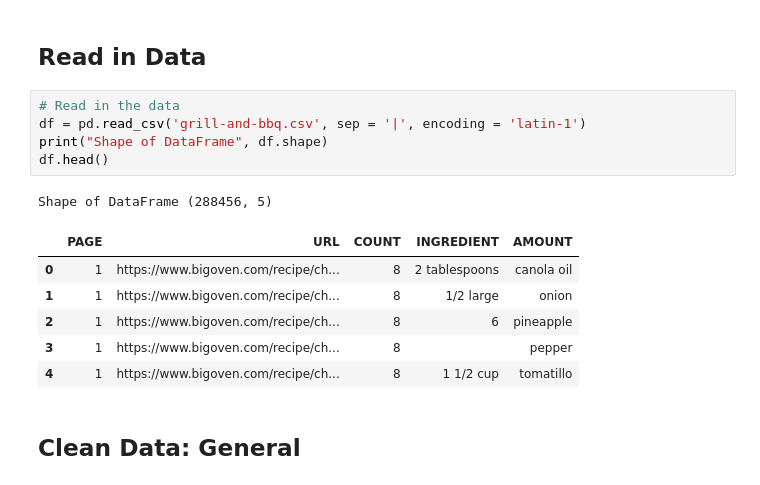
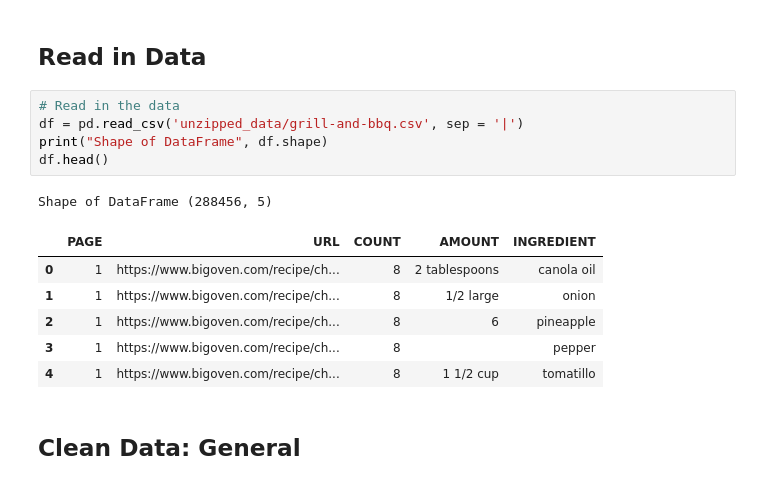
Before and after one commit to anonyXmous/ExploreFoodRecipe, a Jupyter notebook: Grill-and-bbq-Data-Cleaning.ipynb, the cells around one changed output. Saved outputs shown, nothing was run; the diff lists cells and outputs as text.

Commit message:
Updated to reflect the change in the raw data

```diff
--- a/Grill-and-bbq-Data-Cleaning.ipynb
+++ b/Grill-and-bbq-Data-Cleaning.ipynb
@@ -15,12 +15,12 @@ plt.style.use('seaborn')
 ## Read in Data
 # %%
 # Read in the data
-df = pd.read_csv('grill-and-bbq.csv', sep = '|', encoding = 'latin-1')
+df = pd.read_csv('unzipped_data/grill-and-bbq.csv', sep = '|')
 print("Shape of DataFrame", df.shape)
 df.head()
 # %% [output]
 Shape of DataFrame (288456, 5)
-|  | PAGE | URL | COUNT | INGREDIENT | AMOUNT |
+|  | PAGE | URL | COUNT | AMOUNT | INGREDIENT |
 | 0 | 1 | https://www.bigoven.com/recipe/ch... | 8 | 2 tablespoons | canola oil |
 | 1 | 1 | https://www.bigoven.com/recipe/ch... | 8 | 1/2 large | onion |
 | 2 | 1 | https://www.bigoven.com/recipe/ch... | 8 | 6 | pineapple |
```
Also changed, not shown: parts of 24 cells of this notebook.
